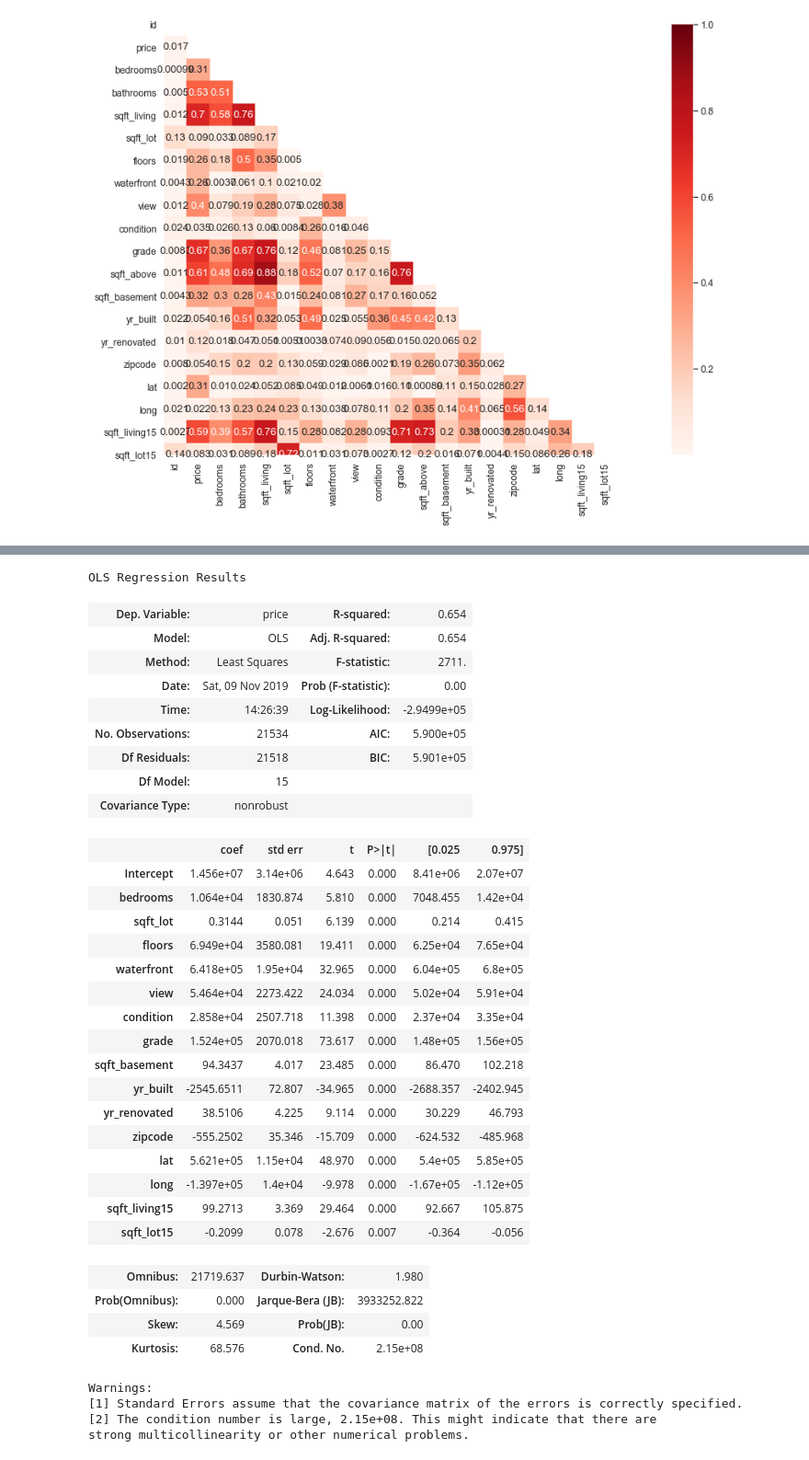
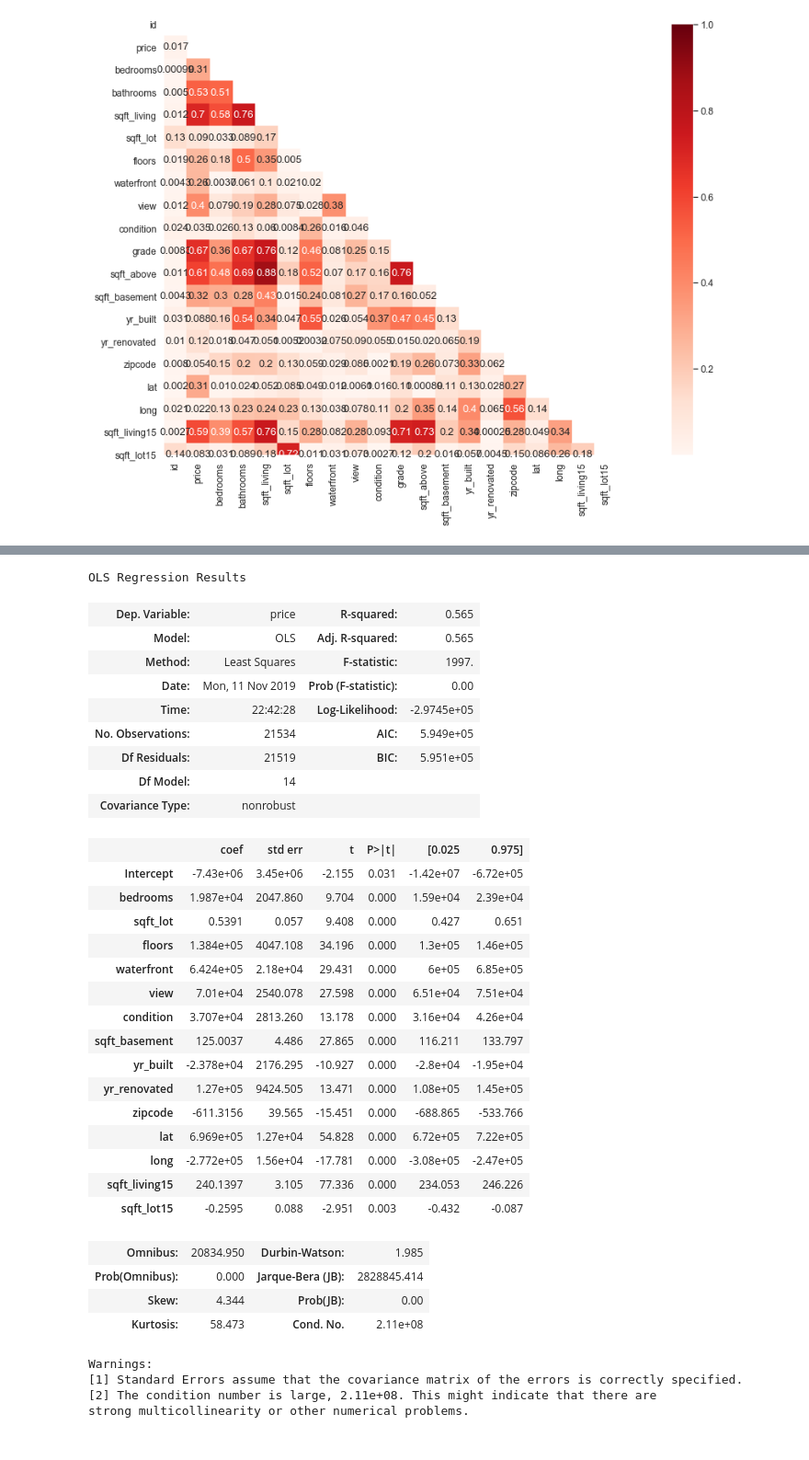
Before and after one commit to torresdavr/dsc-v2-mod1-final-project-online-ds-pt-100719, a Jupyter notebook: student.ipynb, the cells around one changed output, grey strips where cells are left out. Shown at 92% size. Cells and saved outputs as stored; diff of their text form; code cells hidden in the pictures.

```diff
--- a/student.ipynb
+++ b/student.ipynb
@@ -612,0 +693,5 @@ sns.distplot(
+# %%
+bins=[1850,1950,1974,1996,2016]
+bins_yr_built = pd.cut(categ_columns['yr_built'], bins)
+bins_yr_built = bins_yr_built.cat.as_ordered()
+bins_yr_built.head()
@@ -612,0 +710,3 @@ sns.distplot(
+# %%
+categ_columns['yr_built']= bins_yr_built
+categ_columns['yr_built'] = categ_columns['yr_built'].cat.codes
@@ -612,0 +740,3 @@ sns.distplot(
+# %%
+bins_yr_renovated = pd.cut(categ_columns['yr_renovated'], 2)
+bins_yr_renovated.value_counts().plot(kind='bar');
@@ -612,0 +745,3 @@ sns.distplot(
+# %%
+categ_columns['yr_renovated']= bins_yr_renovated
+categ_columns['yr_renovated'] = categ_columns['yr_renovated'].cat.codes
@@ -655,45 +913,44 @@ plt.style.use('fivethirtyeight')
 # %%
 outcome = 'price'
 x_cols = ['bedrooms', 'sqft_lot', 'floors', 'waterfront', 'view',
-       'condition', 'grade', 'sqft_basement', 'yr_built', 'yr_renovated',
+       'condition', 'sqft_basement', 'yr_built', 'yr_renovated',
        'zipcode', 'lat', 'long', 'sqft_living15', 'sqft_lot15']
 predictors = '+'.join(x_cols)
 formula = outcome + '~' + predictors
-model = smf.ols(formula=formula, data=df_collin).fit()
+model = smf.ols(formula=formula, data=categ_columns).fit()
 model.summary()
 # %% [output]
 OLS Regression Results
-| Dep. Variable: | price | R-squared: | 0.654 |
-| Model: | OLS | Adj. R-squared: | 0.654 |
-| Method: | Least Squares | F-statistic: | 2711. |
-| Date: | Sat, 09 Nov 2019 | Prob (F-statistic): | 0.00 |
-| Time: | 14:26:39 | Log-Likelihood: | -2.9499e+05 |
-| No. Observations: | 21534 | AIC: | 5.900e+05 |
-| Df Residuals: | 21518 | BIC: | 5.901e+05 |
-| Df Model: | 15 |  |  |
+| Dep. Variable: | price | R-squared: | 0.565 |
+| Model: | OLS | Adj. R-squared: | 0.565 |
+| Method: | Least Squares | F-statistic: | 1997. |
+| Date: | Mon, 11 Nov 2019 | Prob (F-statistic): | 0.00 |
+| Time: | 22:42:28 | Log-Likelihood: | -2.9745e+05 |
+| No. Observations: | 21534 | AIC: | 5.949e+05 |
+| Df Residuals: | 21519 | BIC: | 5.951e+05 |
+| Df Model: | 14 |  |  |
 | Covariance Type: | nonrobust |  |  |
 |  | coef | std err | t | P>|t| | [0.025 | 0.975] |
-| Intercept | 1.456e+07 | 3.14e+06 | 4.643 | 0.000 | 8.41e+06 | 2.07e+07 |
-| bedrooms | 1.064e+04 | 1830.874 | 5.810 | 0.000 | 7048.455 | 1.42e+04 |
-| sqft_lot | 0.3144 | 0.051 | 6.139 | 0.000 | 0.214 | 0.415 |
-| floors | 6.949e+04 | 3580.081 | 19.411 | 0.000 | 6.25e+04 | 7.65e+04 |
-| waterfront | 6.418e+05 | 1.95e+04 | 32.965 | 0.000 | 6.04e+05 | 6.8e+05 |
-| view | 5.464e+04 | 2273.422 | 24.034 | 0.000 | 5.02e+04 | 5.91e+04 |
-| condition | 2.858e+04 | 2507.718 | 11.398 | 0.000 | 2.37e+04 | 3.35e+04 |
-| grade | 1.524e+05 | 2070.018 | 73.617 | 0.000 | 1.48e+05 | 1.56e+05 |
-| sqft_basement | 94.3437 | 4.017 | 23.485 | 0.000 | 86.470 | 102.218 |
-| yr_built | -2545.6511 | 72.807 | -34.965 | 0.000 | -2688.357 | -2402.945 |
-| yr_renovated | 38.5106 | 4.225 | 9.114 | 0.000 | 30.229 | 46.793 |
-| zipcode | -555.2502 | 35.346 | -15.709 | 0.000 | -624.532 | -485.968 |
-| lat | 5.621e+05 | 1.15e+04 | 48.970 | 0.000 | 5.4e+05 | 5.85e+05 |
-| long | -1.397e+05 | 1.4e+04 | -9.978 | 0.000 | -1.67e+05 | -1.12e+05 |
-| sqft_living15 | 99.2713 | 3.369 | 29.464 | 0.000 | 92.667 | 105.875 |
-| sqft_lot15 | -0.2099 | 0.078 | -2.676 | 0.007 | -0.364 | -0.056 |
+| Intercept | -7.43e+06 | 3.45e+06 | -2.155 | 0.031 | -1.42e+07 | -6.72e+05 |
+| bedrooms | 1.987e+04 | 2047.860 | 9.704 | 0.000 | 1.59e+04 | 2.39e+04 |
+| sqft_lot | 0.5391 | 0.057 | 9.408 | 0.000 | 0.427 | 0.651 |
+| floors | 1.384e+05 | 4047.108 | 34.196 | 0.000 | 1.3e+05 | 1.46e+05 |
+| waterfront | 6.424e+05 | 2.18e+04 | 29.431 | 0.000 | 6e+05 | 6.85e+05 |
+| view | 7.01e+04 | 2540.078 | 27.598 | 0.000 | 6.51e+04 | 7.51e+04 |
+| condition | 3.707e+04 | 2813.260 | 13.178 | 0.000 | 3.16e+04 | 4.26e+04 |
+| sqft_basement | 125.0037 | 4.486 | 27.865 | 0.000 | 116.211 | 133.797 |
+| yr_built | -2.378e+04 | 2176.295 | -10.927 | 0.000 | -2.8e+04 | -1.95e+04 |
+| yr_renovated | 1.27e+05 | 9424.505 | 13.471 | 0.000 | 1.08e+05 | 1.45e+05 |
+| zipcode | -611.3156 | 39.565 | -15.451 | 0.000 | -688.865 | -533.766 |
+| lat | 6.969e+05 | 1.27e+04 | 54.828 | 0.000 | 6.72e+05 | 7.22e+05 |
+| long | -2.772e+05 | 1.56e+04 | -17.781 | 0.000 | -3.08e+05 | -2.47e+05 |
+| sqft_living15 | 240.1397 | 3.105 | 77.336 | 0.000 | 234.053 | 246.226 |
+| sqft_lot15 | -0.2595 | 0.088 | -2.951 | 0.003 | -0.432 | -0.087 |
-| Omnibus: | 21719.637 | Durbin-Watson: | 1.980 |
-| Prob(Omnibus): | 0.000 | Jarque-Bera (JB): | 3933252.822 |
-| Skew: | 4.569 | Prob(JB): | 0.00 |
-| Kurtosis: | 68.576 | Cond. No. | 2.15e+08 |
+| Omnibus: | 20834.950 | Durbin-Watson: | 1.985 |
+| Prob(Omnibus): | 0.000 | Jarque-Bera (JB): | 2828845.414 |
+| Skew: | 4.344 | Prob(JB): | 0.00 |
+| Kurtosis: | 58.473 | Cond. No. | 2.11e+08 |
 Warnings:
 [1] Standard Errors assume that the covariance matrix of the errors is correctly specified.
-[2] The condition number is large, 2.15e+08. This might indicate that there are
+[2] The condition number is large, 2.11e+08. This might indicate that there are
 strong multicollinearity or other numerical problems.
```
Also changed, not shown: parts of 54 cells of this notebook, 1 other file.
